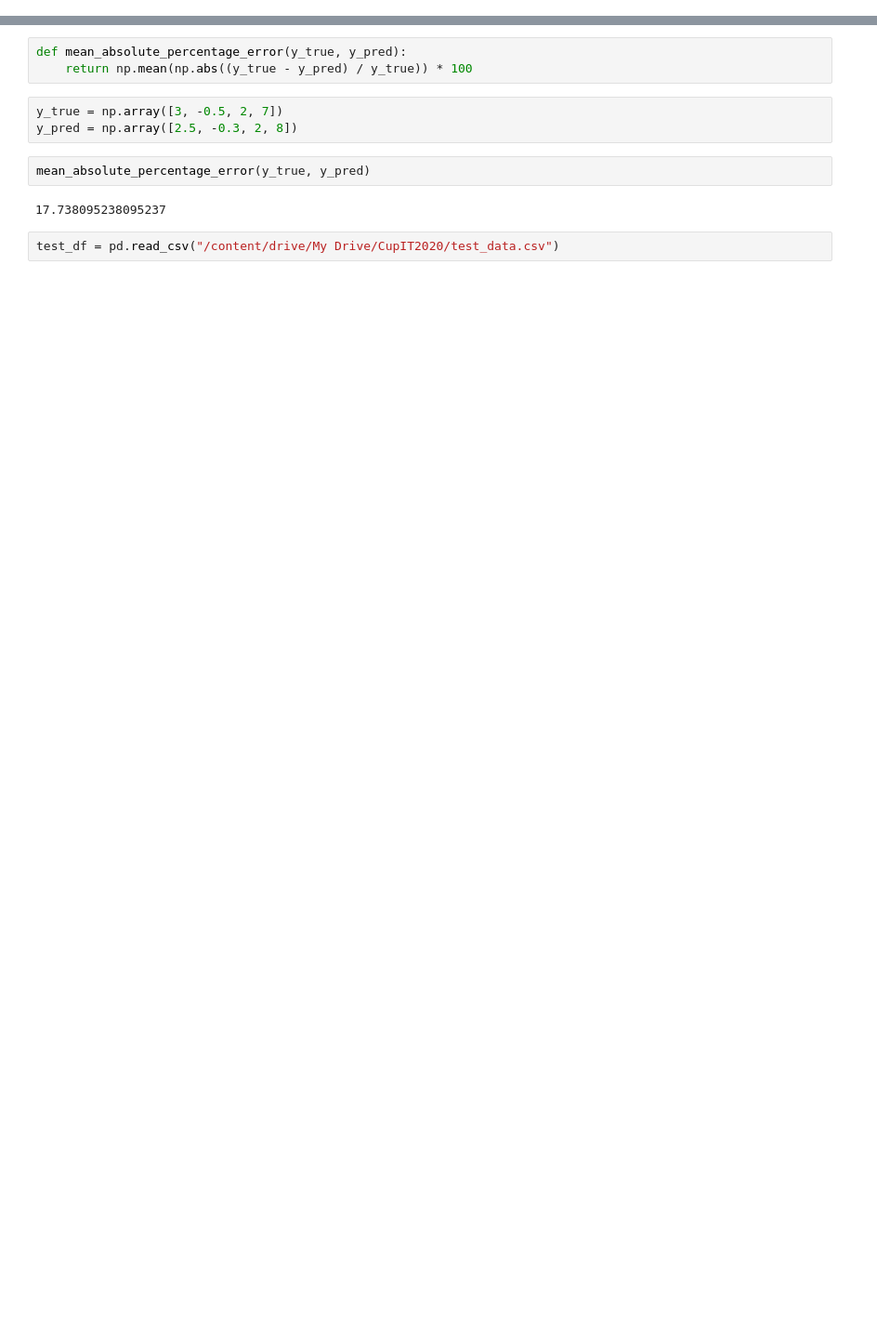
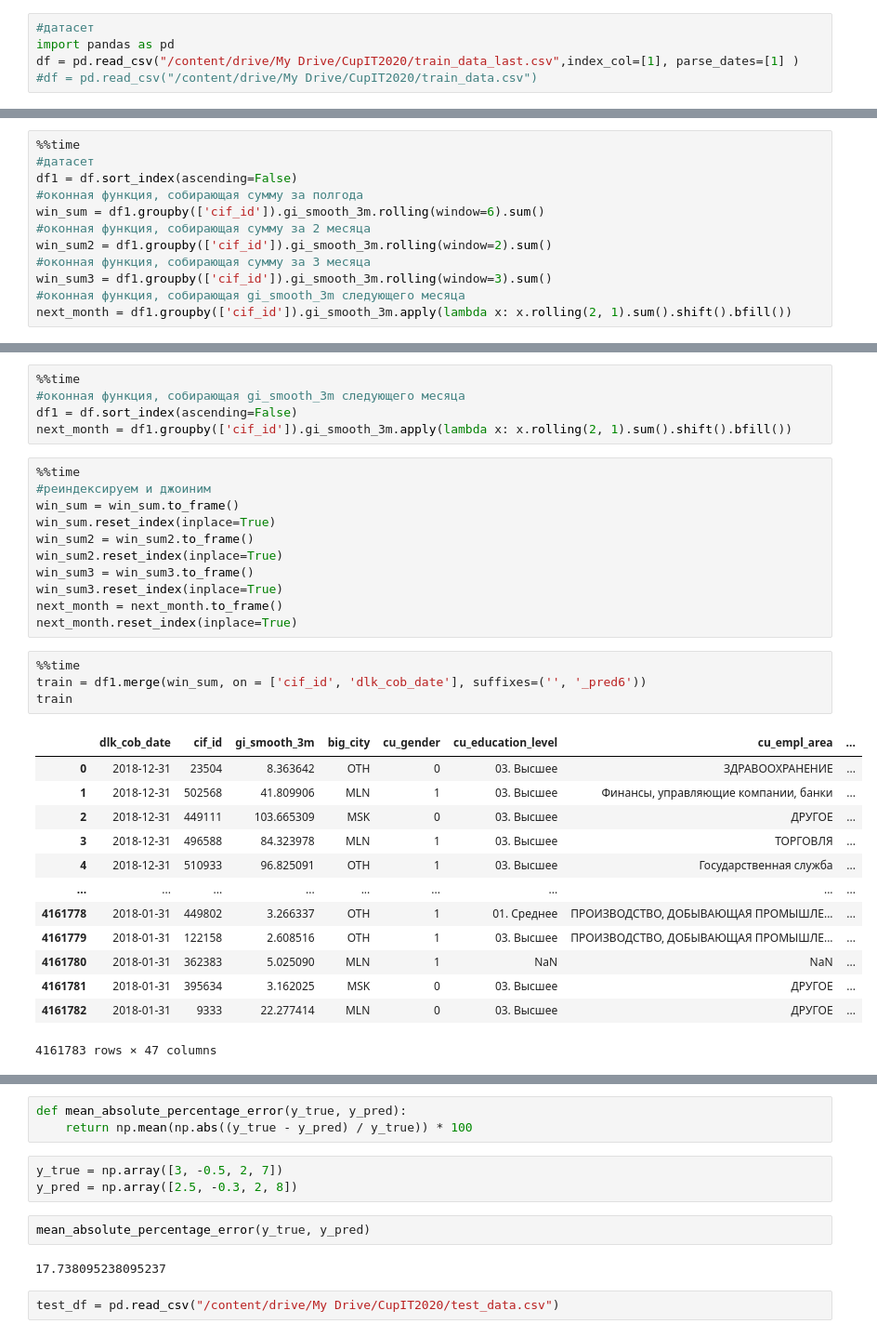
Before and after one commit to zqiaohe/trash, a Jupyter notebook: CupIT2020.ipynb, the cells around one changed output, grey strips where cells are left out. Shown: that part at 93% size. Drawn from its saved outputs; the diff is of its cells as text; blank space fills up the shorter version.

```diff
--- a/CupIT2020.ipynb
+++ b/CupIT2020.ipynb
@@ -104,0 +5,5 @@ _train = pd.merge(df, new_train, on='key')
+# %%
+#датасет
+import pandas as pd
+df = pd.read_csv("/content/drive/My Drive/CupIT2020/train_data_last.csv",index_col=[1], parse_dates=[1] )
+#df = pd.read_csv("/content/drive/My Drive/CupIT2020/train_data.csv")
@@ -104,0 +12,12 @@ _train = pd.merge(df, new_train, on='key')
+# %%
+%%time
+#датасет
+df1 = df.sort_index(ascending=False)
+#оконная функция, собирающая сумму за полгода
+win_sum = df1.groupby(['cif_id']).gi_smooth_3m.rolling(window=6).sum()
+#оконная функция, собирающая сумму за 2 месяца
+win_sum2 = df1.groupby(['cif_id']).gi_smooth_3m.rolling(window=2).sum()
+#оконная функция, собирающая сумму за 3 месяца
+win_sum3 = df1.groupby(['cif_id']).gi_smooth_3m.rolling(window=3).sum()
+#оконная функция, собирающая gi_smooth_3m следующего месяца
+next_month = df1.groupby(['cif_id']).gi_smooth_3m.apply(lambda x: x.rolling(2, 1).sum().shift().bfill())
@@ -104,0 +27,34 @@ _train = pd.merge(df, new_train, on='key')
+# %%
+%%time
+#оконная функция, собирающая gi_smooth_3m следующего месяца
+df1 = df.sort_index(ascending=False)
+next_month = df1.groupby(['cif_id']).gi_smooth_3m.apply(lambda x: x.rolling(2, 1).sum().shift().bfill())
+# %%
+%%time
+#реиндексируем и джоиним
+win_sum = win_sum.to_frame()
+win_sum.reset_index(inplace=True)
+win_sum2 = win_sum2.to_frame()
+win_sum2.reset_index(inplace=True)
+win_sum3 = win_sum3.to_frame()
+win_sum3.reset_index(inplace=True)
+next_month = next_month.to_frame()
+next_month.reset_index(inplace=True)
+# %%
+%%time
+train = df1.merge(win_sum, on = ['cif_id', 'dlk_cob_date'], suffixes=('', '_pred6'))
+train
+# %% [output]
+|  | dlk_cob_date | cif_id | gi_smooth_3m | big_city | cu_gender | cu_education_level | cu_empl_area | ... |
+| 0 | 2018-12-31 | 23504 | 8.363642 | OTH | 0 | 03. Высшее | ЗДРАВООХРАНЕНИЕ | ... |
+| 1 | 2018-12-31 | 502568 | 41.809906 | MLN | 1 | 03. Высшее | Финансы, управляющие компании, банки | ... |
+| 2 | 2018-12-31 | 449111 | 103.665309 | MSK | 0 | 03. Высшее | ДРУГОЕ | ... |
+| 3 | 2018-12-31 | 496588 | 84.323978 | MLN | 1 | 03. Высшее | ТОРГОВЛЯ | ... |
+| 4 | 2018-12-31 | 510933 | 96.825091 | OTH | 1 | 03. Высшее | Государственная служба | ... |
+| ... | ... | ... | ... | ... | ... | ... | ... | ... |
+| 4161778 | 2018-01-31 | 449802 | 3.266337 | OTH | 1 | 01. Среднее | ПРОИЗВОДСТВО, ДОБЫВАЮЩАЯ ПРОМЫШЛЕ... | ... |
+| 4161779 | 2018-01-31 | 122158 | 2.608516 | OTH | 1 | 03. Высшее | ПРОИЗВОДСТВО, ДОБЫВАЮЩАЯ ПРОМЫШЛЕ... | ... |
+| 4161780 | 2018-01-31 | 362383 | 5.025090 | MLN | 1 | NaN | NaN | ... |
+| 4161781 | 2018-01-31 | 395634 | 3.162025 | MSK | 0 | 03. Высшее | ДРУГОЕ | ... |
+| 4161782 | 2018-01-31 | 9333 | 22.277414 | MLN | 0 | 03. Высшее | ДРУГОЕ | ... |
+4161783 rows × 47 columns
```
Also changed, not shown: parts of 43 cells of this notebook.
